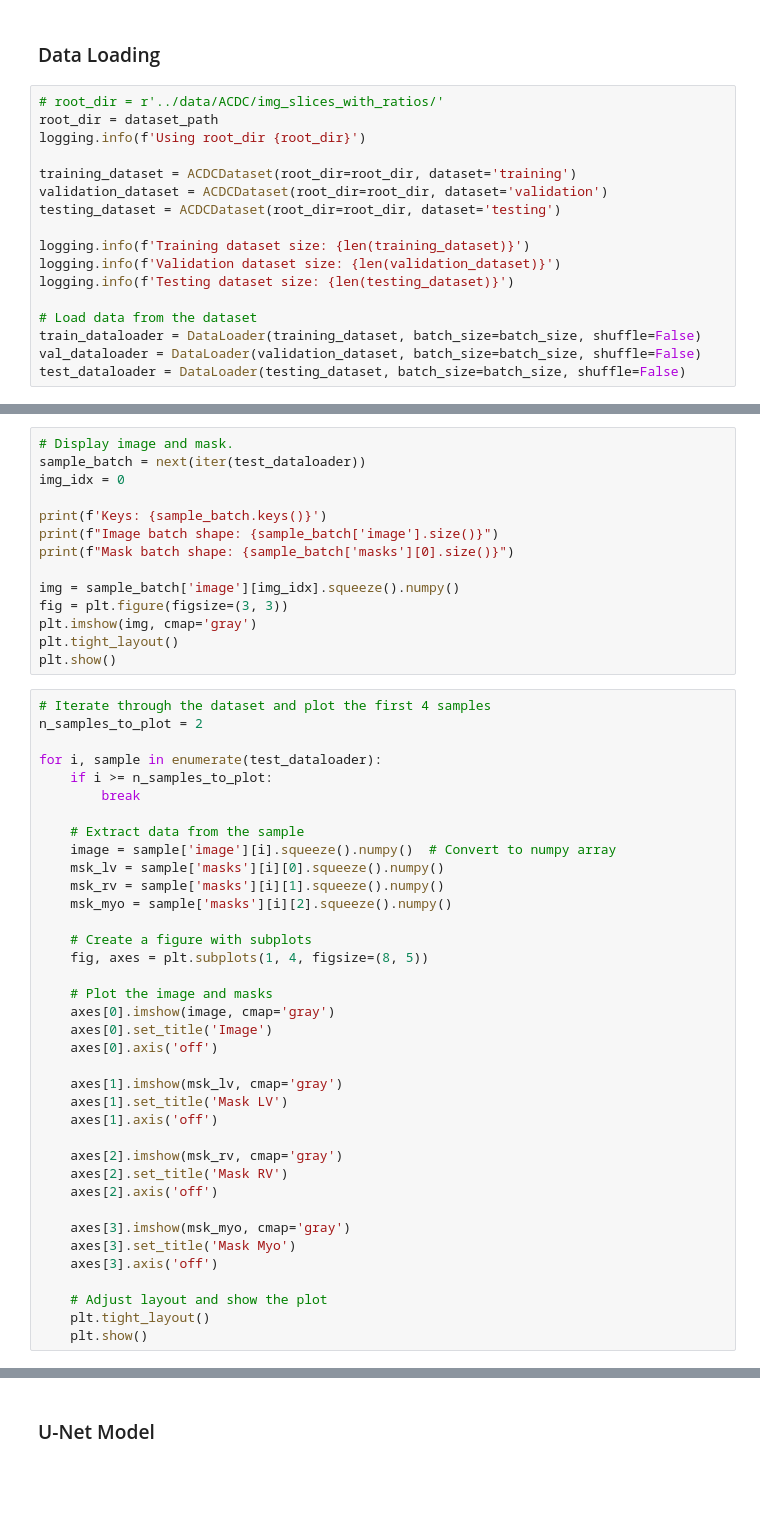
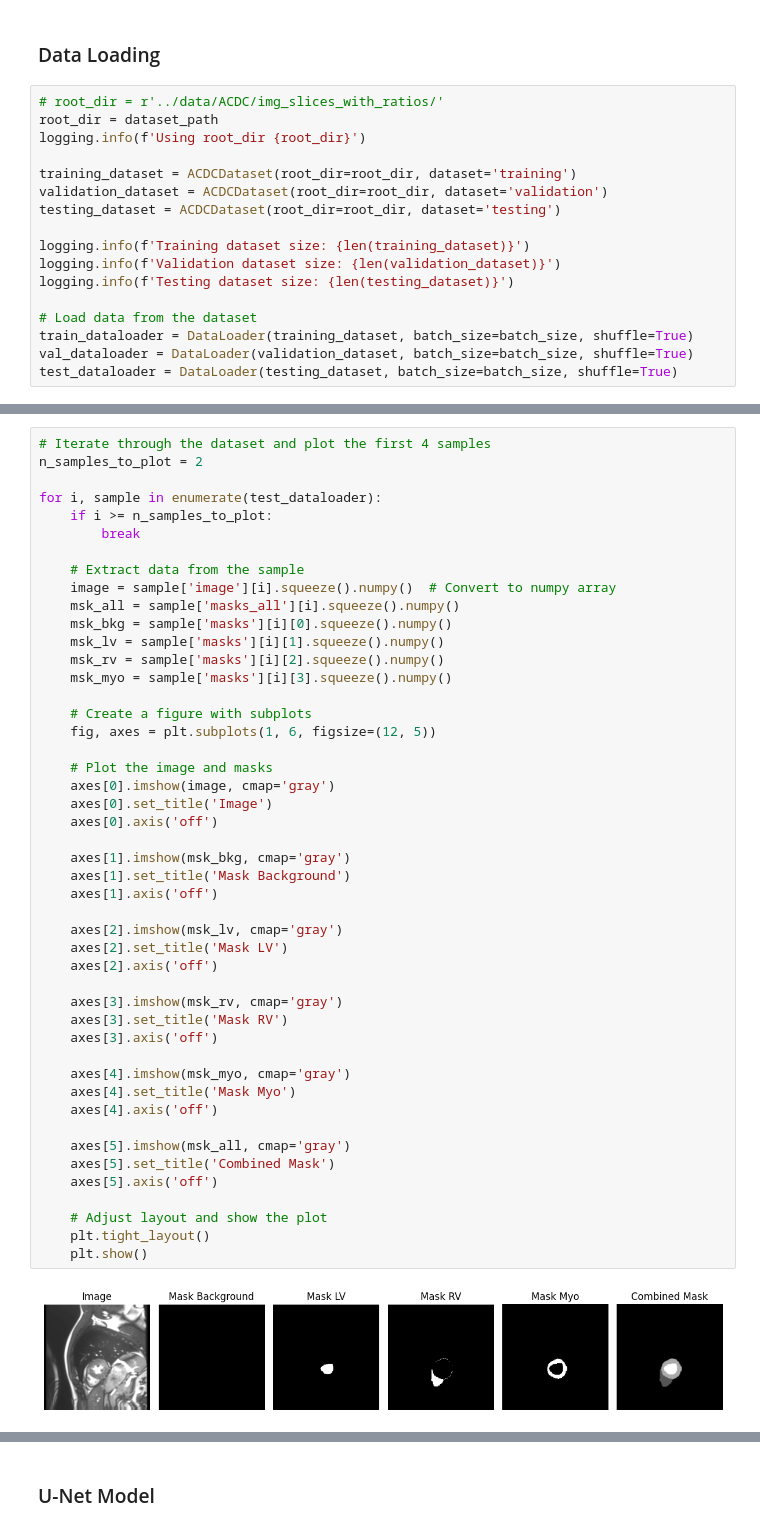
Before and after one commit to Chinthalanka/cardiac-mri-segmentation, a Jupyter notebook: experiments/original_unet_colab.ipynb, the cells around one changed output, grey strips where cells are left out. Saved outputs shown, nothing was run; the diff lists cells and outputs as text; blank space fills up the shorter version.

Commit message:
Train Feedback UNet

```diff
--- a/experiments/original_unet_colab.ipynb
+++ b/experiments/original_unet_colab.ipynb
@@ -90,6 +117,6 @@ logging.info(f'Validation dataset size: {len(validation_dataset)}')
 logging.info(f'Testing dataset size: {len(testing_dataset)}')
 
 # Load data from the dataset
-train_dataloader = DataLoader(training_dataset, batch_size=batch_size, shuffle=False)
-val_dataloader = DataLoader(validation_dataset, batch_size=batch_size, shuffle=False)
-test_dataloader = DataLoader(testing_dataset, batch_size=batch_size, shuffle=False)
+train_dataloader = DataLoader(training_dataset, batch_size=batch_size, shuffle=True)
+val_dataloader = DataLoader(validation_dataset, batch_size=batch_size, shuffle=True)
+test_dataloader = DataLoader(testing_dataset, batch_size=batch_size, shuffle=True)
@@ -96,51 +127,49 @@ test_dataloader = DataLoader(testing_dataset, batch_size=batch_size, shuffle=Fal
-# %%
-# Display image and mask.
-sample_batch = next(iter(test_dataloader))
-img_idx = 0
-
-print(f'Keys: {sample_batch.keys()}')
-print(f"Image batch shape: {sample_batch['image'].size()}")
-print(f"Mask batch shape: {sample_batch['masks'][0].size()}")
-
-img = sample_batch['image'][img_idx].squeeze().numpy()
-fig = plt.figure(figsize=(3, 3))
-plt.imshow(img, cmap='gray')
-plt.tight_layout()
-plt.show()
 # %%
 # Iterate through the dataset and plot the first 4 samples
 n_samples_to_plot = 2
 
 for i, sample in enumerate(test_dataloader):
     if i >= n_samples_to_plot:
         break
 
     # Extract data from the sample
     image = sample['image'][i].squeeze().numpy()  # Convert to numpy array
-    msk_lv = sample['masks'][i][0].squeeze().numpy()
-    msk_rv = sample['masks'][i][1].squeeze().numpy()
-    msk_myo = sample['masks'][i][2].squeeze().numpy()
+    msk_all = sample['masks_all'][i].squeeze().numpy()
+    msk_bkg = sample['masks'][i][0].squeeze().numpy()
+    msk_lv = sample['masks'][i][1].squeeze().numpy()
+    msk_rv = sample['masks'][i][2].squeeze().numpy()
+    msk_myo = sample['masks'][i][3].squeeze().numpy()
 
     # Create a figure with subplots
-    fig, axes = plt.subplots(1, 4, figsize=(8, 5))
+    fig, axes = plt.subplots(1, 6, figsize=(12, 5))
 
     # Plot the image and masks
     axes[0].imshow(image, cmap='gray')
     axes[0].set_title('Image')
     axes[0].axis('off')
 
-    axes[1].imshow(msk_lv, cmap='gray')
-    axes[1].set_title('Mask LV')
+    axes[1].imshow(msk_bkg, cmap='gray')
+    axes[1].set_title('Mask Background')
     axes[1].axis('off')
 
-    axes[2].imshow(msk_rv, cmap='gray')
-    axes[2].set_title('Mask RV')
+    axes[2].imshow(msk_lv, cmap='gray')
+    axes[2].set_title('Mask LV')
     axes[2].axis('off')
 
-    axes[3].imshow(msk_myo, cmap='gray')
-    axes[3].set_title('Mask Myo')
+    axes[3].imshow(msk_rv, cmap='gray')
+    axes[3].set_title('Mask RV')
     axes[3].axis('off')
+
+    axes[4].imshow(msk_myo, cmap='gray')
+    axes[4].set_title('Mask Myo')
+    axes[4].axis('off')
+
+    axes[5].imshow(msk_all, cmap='gray')
+    axes[5].set_title('Combined Mask')
+    axes[5].axis('off')
 
     # Adjust layout and show the plot
     plt.tight_layout()
     plt.show()
+# %% [output]
+[figure, added]
```
Also changed, not shown: parts of 24 cells of this notebook.
